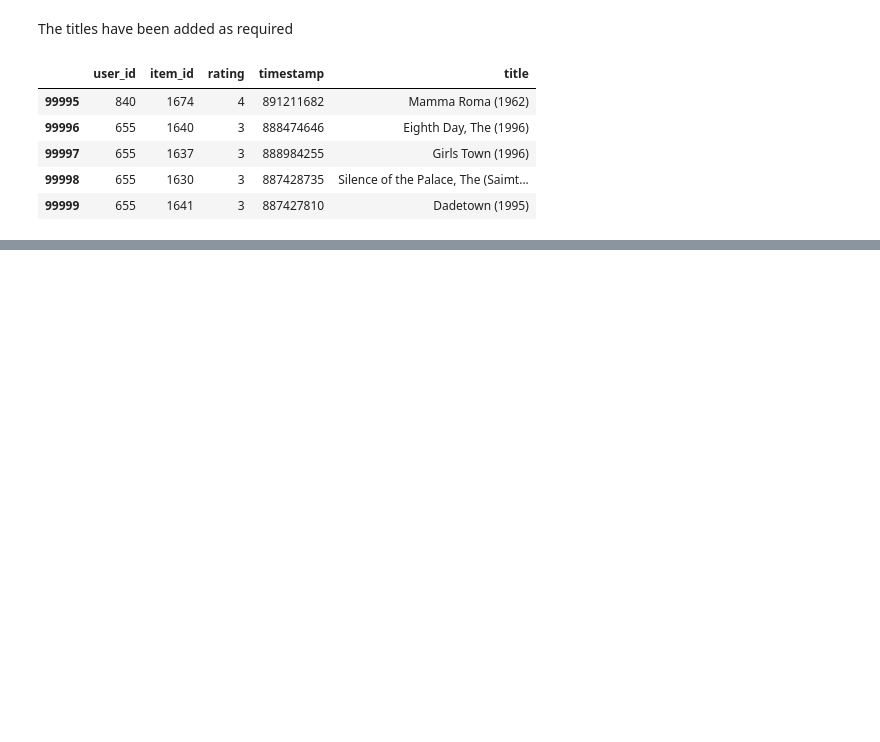
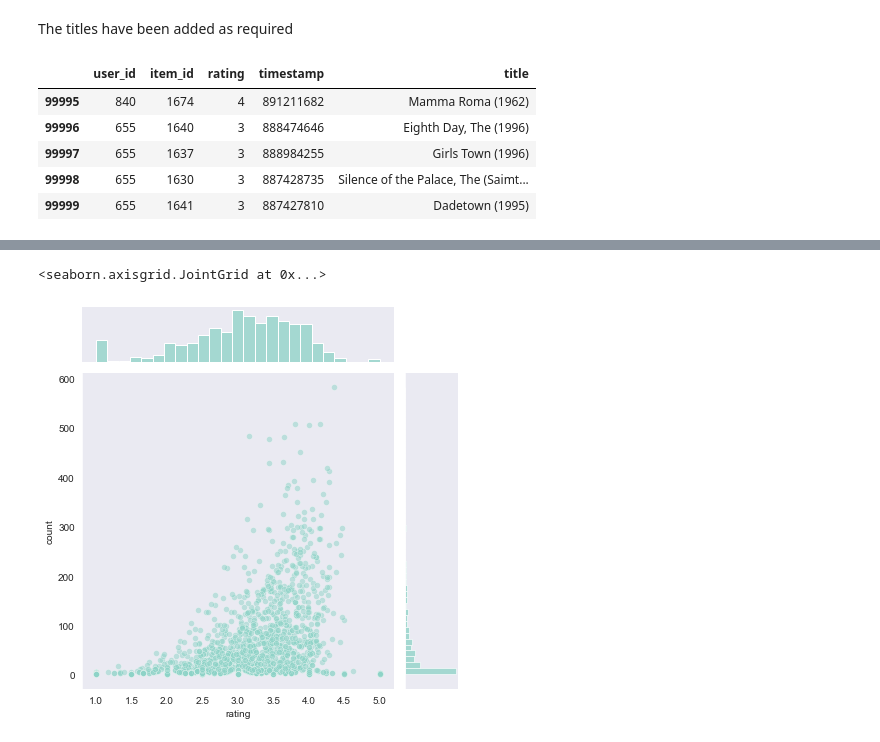
Before and after one commit to utkarshgupta2504/Data-Science, a Jupyter notebook: Movie Recommendation System/movieRecommendation.ipynb, the cells around one changed output, grey strips where cells are left out. Cells and saved outputs as stored; diff of their text form; code cells hidden in the pictures; blank space fills up the shorter version.

```diff
--- a/Movie Recommendation System/movieRecommendation.ipynb
+++ b/Movie Recommendation System/movieRecommendation.ipynb
@@ -125,0 +244,5 @@ new_df.tail()
+# %%
+sns.jointplot(x='rating', y="count", data=mean_ratings, alpha=0.5)
+# %% [output]
+<seaborn.axisgrid.JointGrid at 0x...>
+[figure, added]
```
Also changed, not shown: parts of 16 cells of this notebook.
